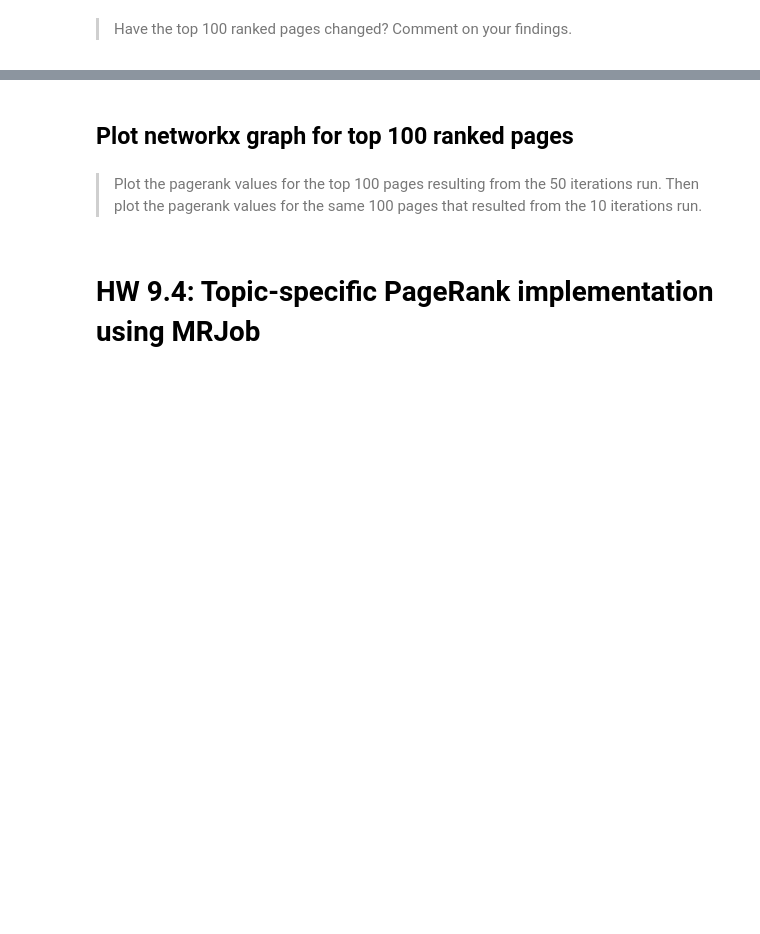
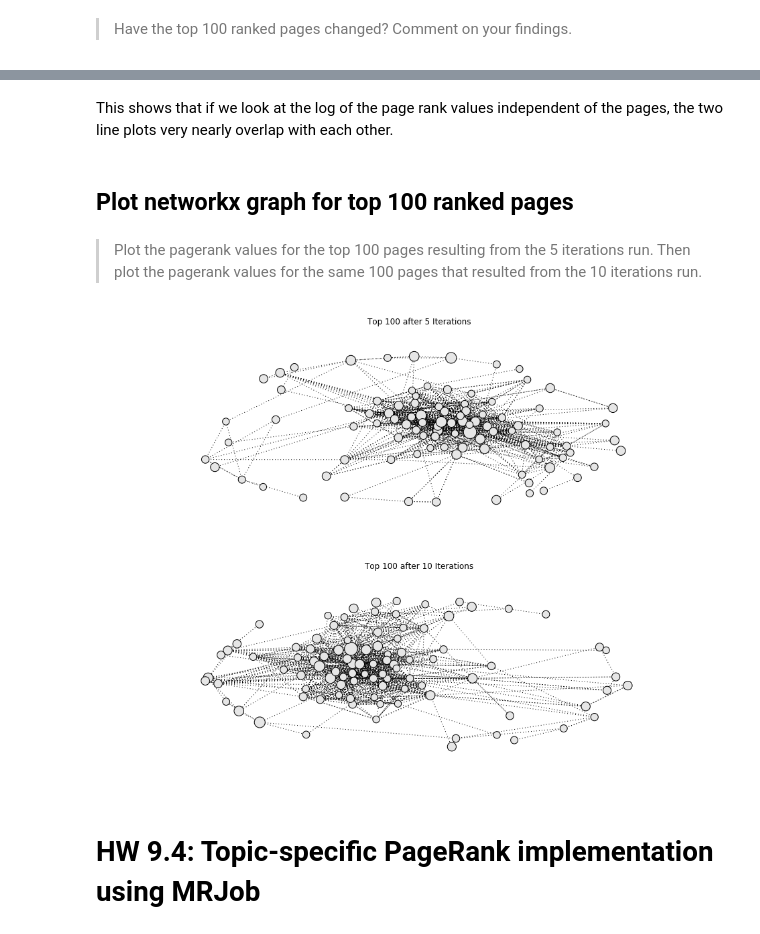
Before and after one commit to mseltz/W261-Fall2016, a Jupyter notebook: Week09/MIDS-W261-2016-HWK-Week09-Dang.ipynb, the cells around one changed output, grey strips where cells are left out. Saved outputs shown, nothing was run; the diff lists cells and outputs as text; code cells hidden in the pictures; blank space fills up the shorter version.

```diff
--- a/Week09/MIDS-W261-2016-HWK-Week09-Dang.ipynb
+++ b/Week09/MIDS-W261-2016-HWK-Week09-Dang.ipynb
@@ -995,7 +1361,21 @@ and display the top 100 ranked nodes with $d = 0.85$, corresponding to teleporta
+# %% [markdown]
+This shows that if we look at the log of the page rank values independent of the pages, the two line plots very nearly overlap with each other.
 # %% [markdown]
 ## Plot networkx graph for top 100 ranked pages
 # %% [markdown]
-> Plot the pagerank values for the top 100 pages resulting from the 50 iterations run. Then plot the pagerank values for the same 100 pages that resulted from the 10 iterations run.
+> Plot the pagerank values for the top 100 pages resulting from the 5 iterations run. Then plot the pagerank values for the same 100 pages that resulted from the 10 iterations run.
+# %%
+import math
+
+fig = matplotlib.pyplot.figure(figsize = (16, 12))
+
+subplot = fig.add_subplot(2, 1, 1)
+plot_page_rank(subplot, 'Top 100 after 5 Iterations', top100_wikipedia_page_ranks_05)
+
+subplot = fig.add_subplot(2, 1, 2)
+plot_page_rank(subplot, 'Top 100 after 10 Iterations', top100_wikipedia_page_ranks_10)
+# %% [output]
+[figure, added]
 # %% [markdown]
 # HW 9.4: Topic-specific PageRank implementation using MRJob
 # %% [markdown]
```
Also changed, not shown: parts of 46 cells of this notebook.
